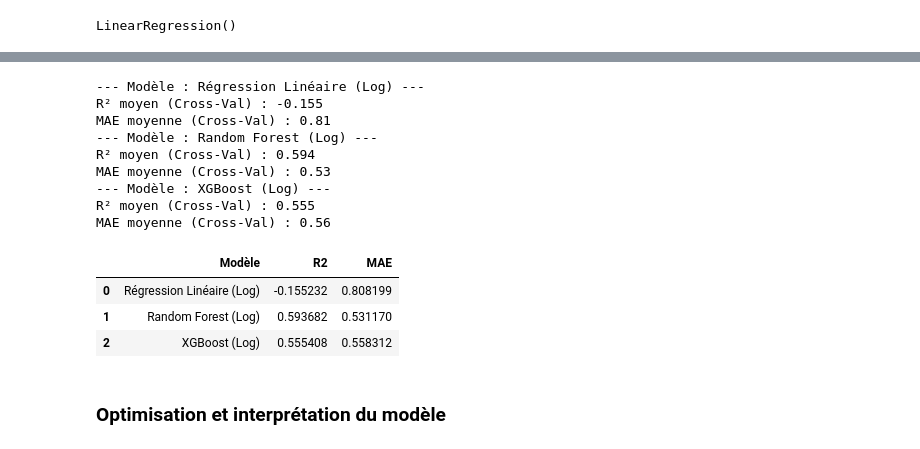
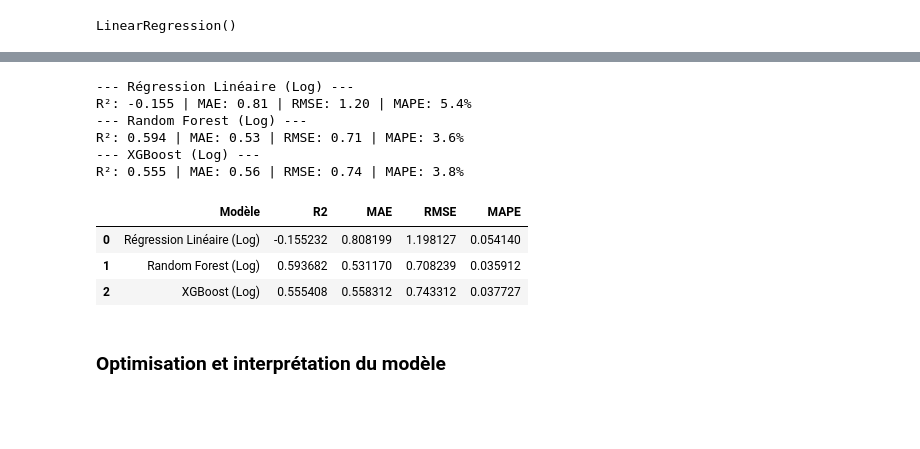
Before and after one commit to AxelFB1992/projet6, a Jupyter notebook: template_modelisation_supervisee.ipynb, the cells around one changed output, grey strips where cells are left out. Cells and saved outputs as stored; diff of their text form; code cells hidden in the pictures; blank space fills up the shorter version.

```diff
--- a/template_modelisation_supervisee.ipynb
+++ b/template_modelisation_supervisee.ipynb
@@ -2314,30 +2423,21 @@ def evaluate_model(model, name, X, y):
 # %%
-from sklearn.linear_model import LinearRegression
-from sklearn.ensemble import RandomForestRegressor
-from xgboost import XGBRegressor # Si tu l'as installé
-
 # On stocke les résultats pour faire un tableau final
 results = []
 
 # 1. Régression Linéaire (Baseline)
 lr = LinearRegression()
-results.append(evaluate_model(lr, "Régression Linéaire", X, y))
-
-# 1. a. Régression Linéaire (Baseline)
-lr = LinearRegression()
-results.append(evaluate_model(lr, "Régression Linéaire X et y train", X_train, y_train))
-
-# 1. b. Régression Linéaire (Baseline)
-lr = LinearRegression()
-results.append(evaluate_model(lr, "Régression Linéaire X et y test", X_test, y_test))
+#results.append(evaluate_model(lr, "Régression Linéaire", X, y))
+results.append(evaluate_model_complete(lr, "Régression Linéaire", X, y))
 
 # 2. Random Forest (Modèle non-linéaire robuste)
 rf = RandomForestRegressor(random_state=42)
-results.append(evaluate_model(rf, "Random Forest", X, y))
+#results.append(evaluate_model(rf, "Random Forest", X, y))
+results.append(evaluate_model_complete(rf, "Random Forest", X, y))
 
 # 3. XGBoost (Modèle très performant)
 xgb = XGBRegressor(random_state=42)
-results.append(evaluate_model(xgb, "XGBoost", X, y))
+#results.append(evaluate_model(xgb, "XGBoost", X, y))
+results.append(evaluate_model_complete(xgb, "XGBoost", X, y))
 
 # Tableau récapitulatif
 df_results = pd.DataFrame(results)
@@ -2367,30 +2460,31 @@ MAE moyenne (Cross-Val) : 5201487.36
 # %%
 # 1. On transforme la cible en log
 y_train_log = np.log1p(y)
 
 # 2. On relance la comparaison sur y_train_log
 # Note : Tes MAE seront alors très petites (autour de 0.4 - 0.7), c'est normal !
 results_log = []
 
-results_log.append(evaluate_model(lr, "Régression Linéaire (Log)", X, y_train_log))
-results_log.append(evaluate_model(rf, "Random Forest (Log)", X, y_train_log))
-results_log.append(evaluate_model(xgb, "XGBoost (Log)", X, y_train_log))
+#results_log.append(evaluate_model(lr, "Régression Linéaire (Log)", X, y_train_log))
+#results_log.append(evaluate_model(rf, "Random Forest (Log)", X, y_train_log))
+#results_log.append(evaluate_model(xgb, "XGBoost (Log)", X, y_train_log))
+
+results_log.append(evaluate_model_complete(lr, "Régression Linéaire (Log)", X, y_train_log))
+results_log.append(evaluate_model_complete(rf, "Random Forest (Log)", X, y_train_log))
+results_log.append(evaluate_model_complete(xgb, "XGBoost (Log)", X, y_train_log))
 
 display(pd.DataFrame(results_log))
 # %% [output]
---- Modèle : Régression Linéaire (Log) ---
-R² moyen (Cross-Val) : -0.155
-MAE moyenne (Cross-Val) : 0.81
---- Modèle : Random Forest (Log) ---
-R² moyen (Cross-Val) : 0.594
-MAE moyenne (Cross-Val) : 0.53
---- Modèle : XGBoost (Log) ---
-R² moyen (Cross-Val) : 0.555
-MAE moyenne (Cross-Val) : 0.56
+--- Régression Linéaire (Log) ---
+R²: -0.155 | MAE: 0.81 | RMSE: 1.20 | MAPE: 5.4%
+--- Random Forest (Log) ---
+R²: 0.594 | MAE: 0.53 | RMSE: 0.71 | MAPE: 3.6%
+--- XGBoost (Log) ---
+R²: 0.555 | MAE: 0.56 | RMSE: 0.74 | MAPE: 3.8%
-|  | Modèle | R2 | MAE |
-| 0 | Régression Linéaire (Log) | -0.155232 | 0.808199 |
-| 1 | Random Forest (Log) | 0.593682 | 0.531170 |
-| 2 | XGBoost (Log) | 0.555408 | 0.558312 |
+|  | Modèle | R2 | MAE | RMSE | MAPE |
+| 0 | Régression Linéaire (Log) | -0.155232 | 0.808199 | 1.198127 | 0.054140 |
+| 1 | Random Forest (Log) | 0.593682 | 0.531170 | 0.708239 | 0.035912 |
+| 2 | XGBoost (Log) | 0.555408 | 0.558312 | 0.743312 | 0.037727 |
 # %%
 # CODE COMPARAISON DES MODELES
 # %% [markdown]
```
Also changed, not shown: parts of 33 cells of this notebook.
